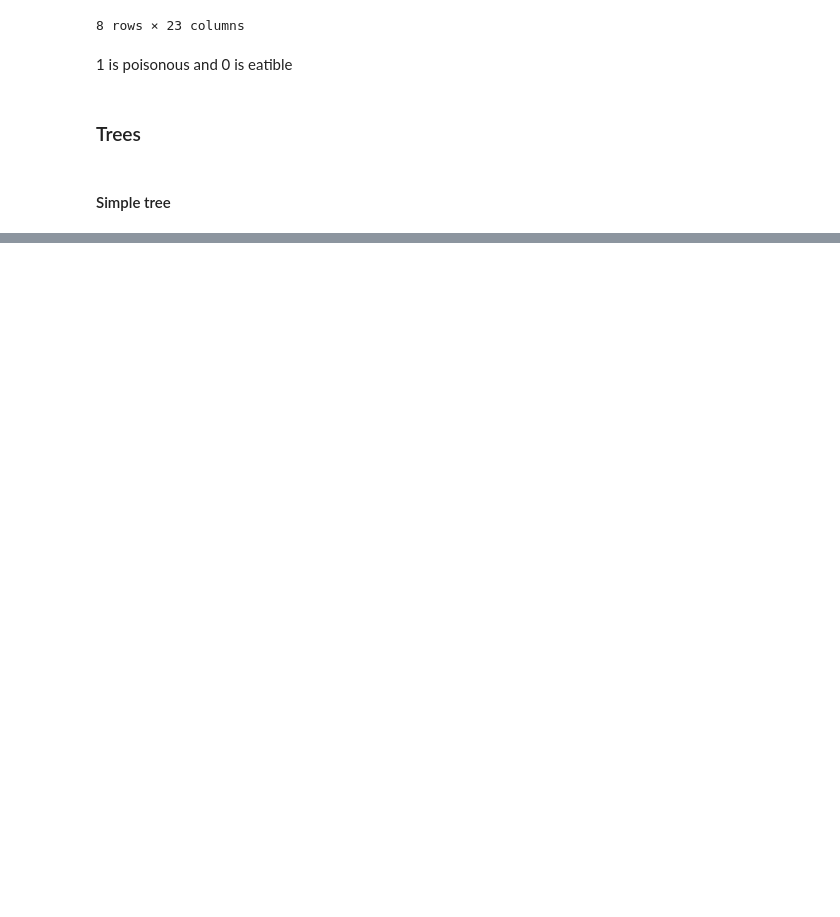
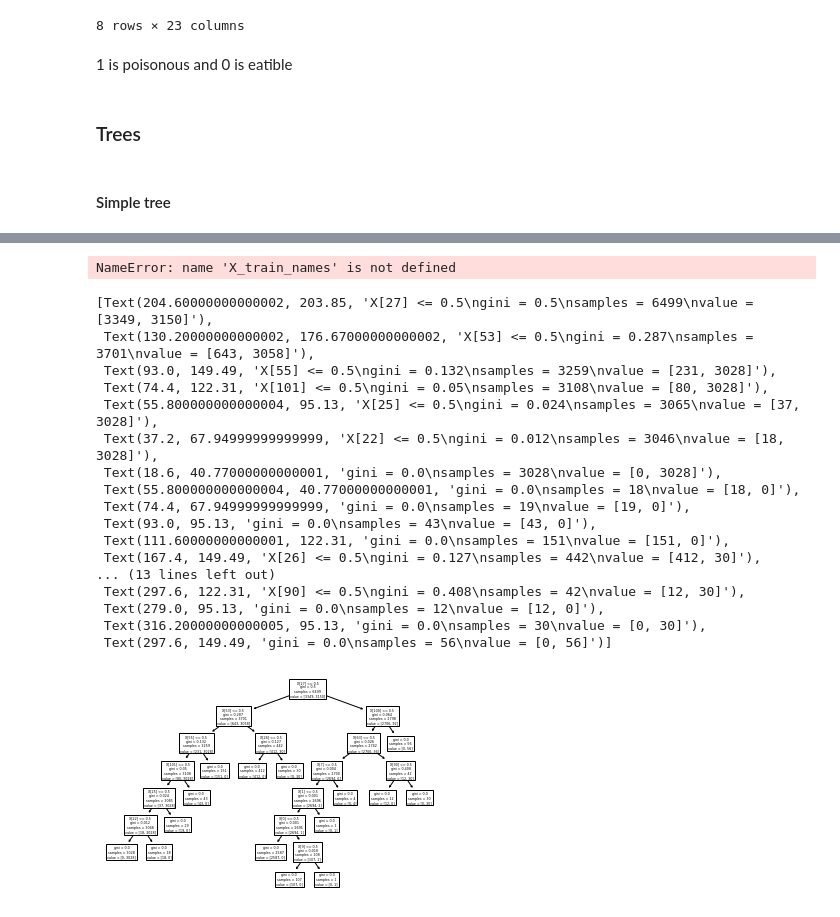
Before and after one commit to vpl19/ML_HDA_project, a Jupyter notebook: Notebook.ipynb, the cells around one changed output, grey strips where cells are left out. Cells and saved outputs as stored; diff of their text form; code cells hidden in the pictures; blank space fills up the shorter version.

```diff
--- a/Notebook.ipynb
+++ b/Notebook.ipynb
@@ -226,0 +232,37 @@ ValueError: could not convert string to float: 'f'
+# %%
+
+
+
+# Create DOT data
+dot_data = tree.export_graphviz(clf, out_file=None,
+                                feature_names=X_train_names,
+                                class_names=y_train_names)
+
+# Draw graph
+graph = pydotplus.graph_from_dot_data(dot_data)
+
+# Show graph
+Image(graph.create_png())
+# %% [output]
+NameError: name 'X_train_names' is not defined
+# %%
+tree.plot_tree(clf)
+# %% [output]
+[Text(204.60000000000002, 203.85, 'X[27] <= 0.5\ngini = 0.5\nsamples = 6499\nvalue = [3349, 3150]'),
+ Text(130.20000000000002, 176.67000000000002, 'X[53] <= 0.5\ngini = 0.287\nsamples = 3701\nvalue = [643, 3058]'),
+ Text(93.0, 149.49, 'X[55] <= 0.5\ngini = 0.132\nsamples = 3259\nvalue = [231, 3028]'),
+ Text(74.4, 122.31, 'X[101] <= 0.5\ngini = 0.05\nsamples = 3108\nvalue = [80, 3028]'),
+ Text(55.800000000000004, 95.13, 'X[25] <= 0.5\ngini = 0.024\nsamples = 3065\nvalue = [37, 3028]'),
+ Text(37.2, 67.94999999999999, 'X[22] <= 0.5\ngini = 0.012\nsamples = 3046\nvalue = [18, 3028]'),
+ Text(18.6, 40.77000000000001, 'gini = 0.0\nsamples = 3028\nvalue = [0, 3028]'),
+ Text(55.800000000000004, 40.77000000000001, 'gini = 0.0\nsamples = 18\nvalue = [18, 0]'),
+ Text(74.4, 67.94999999999999, 'gini = 0.0\nsamples = 19\nvalue = [19, 0]'),
+ Text(93.0, 95.13, 'gini = 0.0\nsamples = 43\nvalue = [43, 0]'),
+ Text(111.60000000000001, 122.31, 'gini = 0.0\nsamples = 151\nvalue = [151, 0]'),
+ Text(167.4, 149.49, 'X[26] <= 0.5\ngini = 0.127\nsamples = 442\nvalue = [412, 30]'),
+... (13 lines left out)
+ Text(297.6, 122.31, 'X[90] <= 0.5\ngini = 0.408\nsamples = 42\nvalue = [12, 30]'),
+ Text(279.0, 95.13, 'gini = 0.0\nsamples = 12\nvalue = [12, 0]'),
+ Text(316.20000000000005, 95.13, 'gini = 0.0\nsamples = 30\nvalue = [0, 30]'),
+ Text(297.6, 149.49, 'gini = 0.0\nsamples = 56\nvalue = [0, 56]')]
+[figure, added]
```
Also changed, not shown: parts of 10 cells of this notebook.
